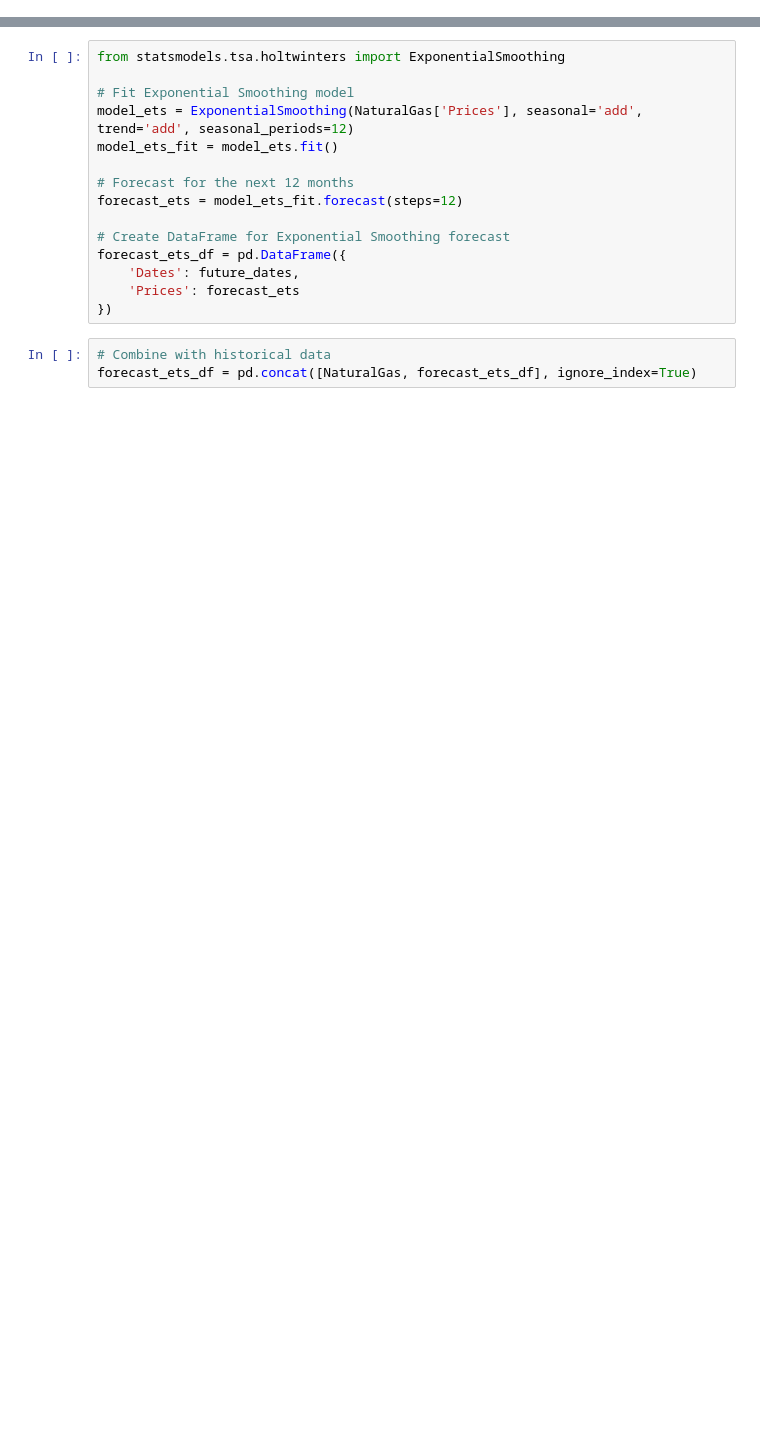
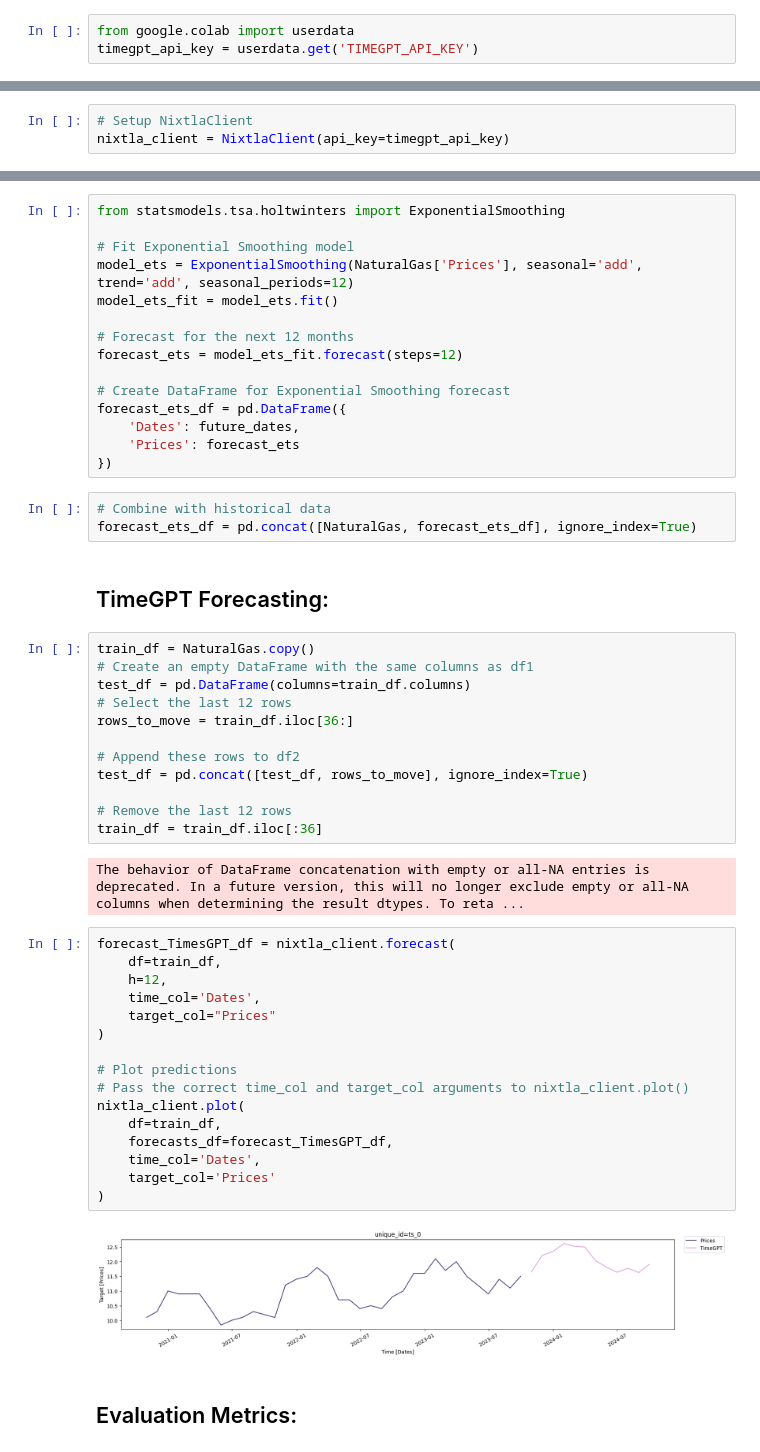
Before and after one commit to Prazz90210/Portfolio-Projects, a Jupyter notebook: gas_price_prediction.ipynb, the cells around one changed output, grey strips where cells are left out. Cells and saved outputs as stored; diff of their text form; blank space fills up the shorter version.

```diff
--- a/gas_price_prediction.ipynb
+++ b/gas_price_prediction.ipynb
@@ -4,3 +32,6 @@ import numpy as np
 import matplotlib.pyplot as plt
 import seaborn as sns
 from sklearn.linear_model import LinearRegression
+# %%
+from google.colab import userdata
+timegpt_api_key = userdata.get('TIMEGPT_API_KEY')
@@ -6,0 +42,3 @@ from sklearn.linear_model import LinearRegression
+# %%
+# Setup NixtlaClient
+nixtla_client = NixtlaClient(api_key=timegpt_api_key)
@@ -102,3 +149,39 @@ forecast_ets_df = pd.DataFrame({
 # %%
 # Combine with historical data
 forecast_ets_df = pd.concat([NaturalGas, forecast_ets_df], ignore_index=True)
+# %% [markdown]
+## TimeGPT Forecasting:
+# %%
+train_df = NaturalGas.copy()
+# Create an empty DataFrame with the same columns as df1
+test_df = pd.DataFrame(columns=train_df.columns)
+# Select the last 12 rows
+rows_to_move = train_df.iloc[36:]
+
+# Append these rows to df2
+test_df = pd.concat([test_df, rows_to_move], ignore_index=True)
+
+# Remove the last 12 rows
+train_df = train_df.iloc[:36]
+# %% [output]
+The behavior of DataFrame concatenation with empty or all-NA entries is deprecated. In a future version, this will no longer exclude empty or all-NA columns when determining the result dtypes. To reta ...
+# %%
+forecast_TimesGPT_df = nixtla_client.forecast(
+    df=train_df,
+    h=12,
+    time_col='Dates',
+    target_col="Prices"
+)
+
+# Plot predictions
+# Pass the correct time_col and target_col arguments to nixtla_client.plot()
+nixtla_client.plot(
+    df=train_df,
+    forecasts_df=forecast_TimesGPT_df,
+    time_col='Dates',
+    target_col='Prices'
+)
+# %% [output]
+[figure, added]
+# %% [markdown]
+## Evaluation Metrics:
```
Also changed, not shown: parts of 29 cells of this notebook.
